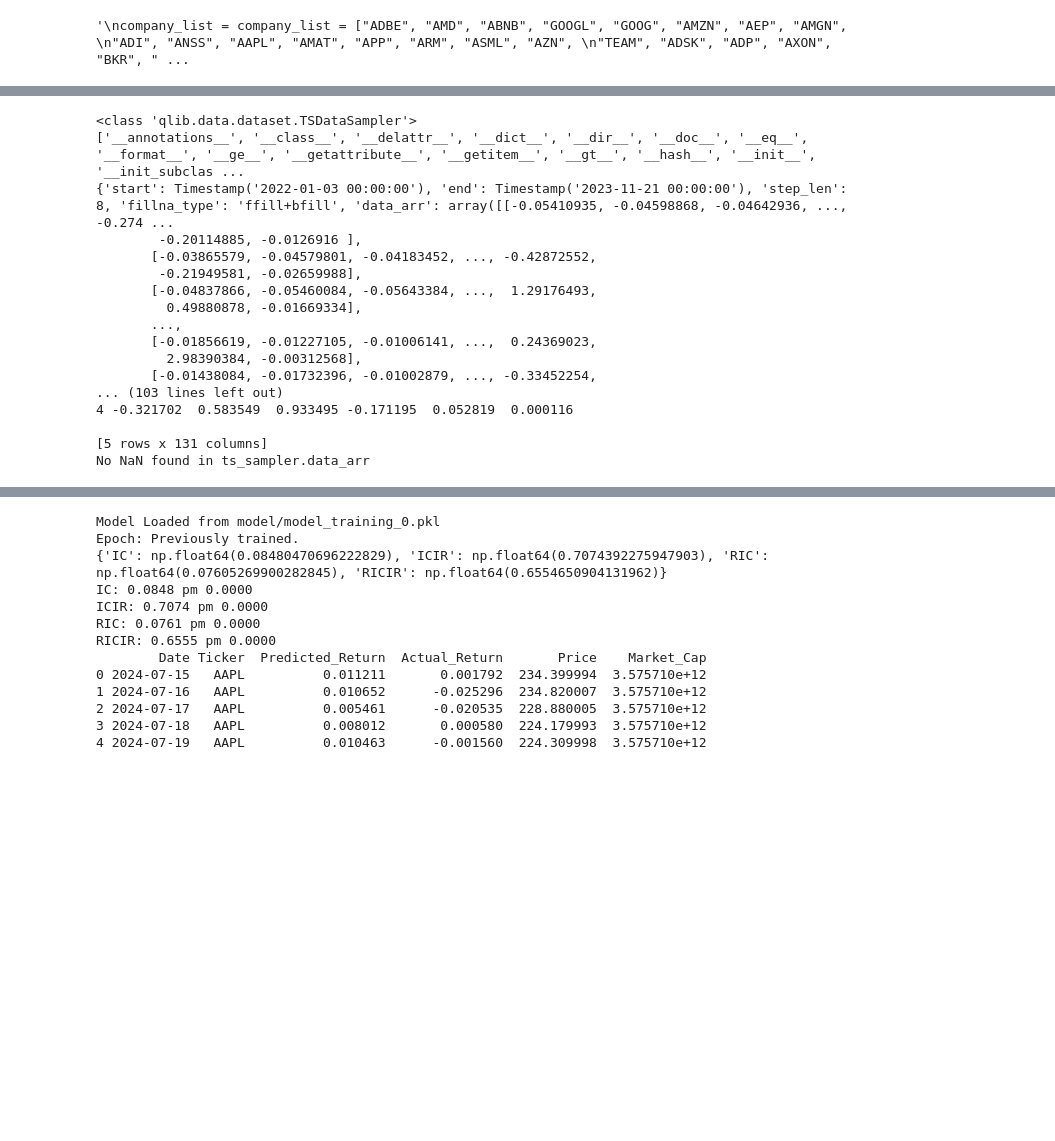
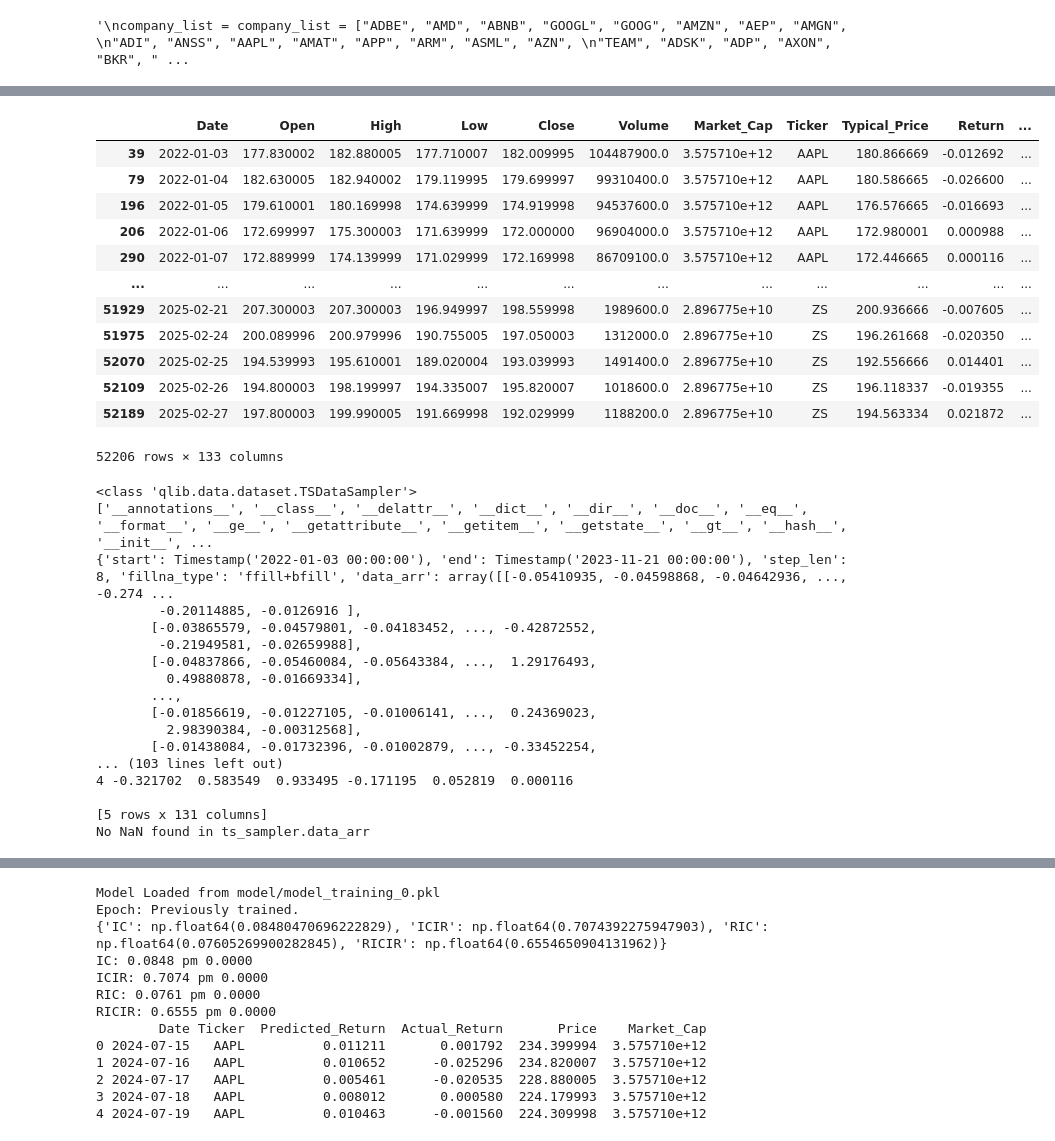
Before and after one commit to GAOCheryl/QF5214_2025_G8, a Jupyter notebook: TeamThree/MASTER-master/model_strategy_testing.ipynb, the cells around one changed output, grey strips where cells are left out. Drawn from its saved outputs; the diff is of its cells as text; code cells hidden in the pictures; blank space fills up the shorter version.

```diff
--- a/TeamThree/MASTER-master/model_strategy_testing.ipynb
+++ b/TeamThree/MASTER-master/model_strategy_testing.ipynb
@@ -121,3 +118,8 @@ company_list = company_list = ["ADBE", "AMD", "ABNB", "GOOGL", "GOOG", "AMZN", "
+# %%
+df_all = pd.read_csv("data/Input/stock.csv")
+final_df_all = pd.read_csv("data/Input/alpha.csv")
+df_index = pd.read_csv("data/Input/index.csv")
+df_sentiment_filled = pd.read_csv("data/Input/sentiment.csv")
 # %%
 # Ensure the Date column is in datetime format.
 df_all['Date'] = pd.to_datetime(df_all['Date'])
@@ -130,7 +132,3 @@ filtered_df_all = df_all[df_all['Date'] <= pd.Timestamp('2025-02-28')]
 filtered_final_df_all = final_df_all[final_df_all['Date'] <= pd.Timestamp('2025-02-28')]
 filtered_df_index = df_index[df_index['Date'] <= pd.Timestamp('2025-02-28')]
 filtered_df_sentiment = df_sentiment_filled[df_sentiment_filled['Date'] <= pd.Timestamp('2025-02-28')]
-# %%
-filtered_df_all = filtered_df_all[filtered_df_all['Ticker'].isin(company_list)]
-filtered_final_df_all = filtered_final_df_all[filtered_final_df_all['Ticker'].isin(company_list)]
-filtered_df_sentiment = filtered_df_sentiment[filtered_df_sentiment['Ticker'].isin(company_list)]
@@ -142,8 +135,3 @@ filtered_df_sentiment.to_csv("filtered_df_sentiment.csv", index=False)
-# %%
-filtered_df_all = pd.read_csv("df_all.csv")
-filtered_final_df_all = pd.read_csv("final_df_all.csv")
-filtered_df_index = pd.read_csv("df_index.csv")
-filtered_df_sentiment = pd.read_csv("filtered_df_sentiment.csv")
 # %%
 # 1) Drop the "IndexTicker" and "Volume" column if it exists
 filtered_df_index = filtered_df_index.drop(columns="IndexTicker", errors="ignore")
@@ -369,6 +325,22 @@ with open(f'testing_input.pkl', 'rb') as f:
+# %%
+df_sorted_shift
+# %% [output]
+|  | Date | Open | High | Low | Close | Volume | Market_Cap | Ticker | Typical_Price | Return | ... |
+| 39 | 2022-01-03 | 177.830002 | 182.880005 | 177.710007 | 182.009995 | 104487900.0 | 3.575710e+12 | AAPL | 180.866669 | -0.012692 | ... |
+| 79 | 2022-01-04 | 182.630005 | 182.940002 | 179.119995 | 179.699997 | 99310400.0 | 3.575710e+12 | AAPL | 180.586665 | -0.026600 | ... |
+| 196 | 2022-01-05 | 179.610001 | 180.169998 | 174.639999 | 174.919998 | 94537600.0 | 3.575710e+12 | AAPL | 176.576665 | -0.016693 | ... |
+| 206 | 2022-01-06 | 172.699997 | 175.300003 | 171.639999 | 172.000000 | 96904000.0 | 3.575710e+12 | AAPL | 172.980001 | 0.000988 | ... |
+| 290 | 2022-01-07 | 172.889999 | 174.139999 | 171.029999 | 172.169998 | 86709100.0 | 3.575710e+12 | AAPL | 172.446665 | 0.000116 | ... |
+| ... | ... | ... | ... | ... | ... | ... | ... | ... | ... | ... | ... |
+| 51929 | 2025-02-21 | 207.300003 | 207.300003 | 196.949997 | 198.559998 | 1989600.0 | 2.896775e+10 | ZS | 200.936666 | -0.007605 | ... |
+| 51975 | 2025-02-24 | 200.089996 | 200.979996 | 190.755005 | 197.050003 | 1312000.0 | 2.896775e+10 | ZS | 196.261668 | -0.020350 | ... |
+| 52070 | 2025-02-25 | 194.539993 | 195.610001 | 189.020004 | 193.039993 | 1491400.0 | 2.896775e+10 | ZS | 192.556666 | 0.014401 | ... |
+| 52109 | 2025-02-26 | 194.800003 | 198.199997 | 194.335007 | 195.820007 | 1018600.0 | 2.896775e+10 | ZS | 196.118337 | -0.019355 | ... |
+| 52189 | 2025-02-27 | 197.800003 | 199.990005 | 191.669998 | 192.029999 | 1188200.0 | 2.896775e+10 | ZS | 194.563334 | 0.021872 | ... |
+52206 rows × 133 columns
 # %%
 # After loading:
-with open('training_input.pkl', 'rb') as f:
+with open('data/Input/training_sentiment_input.pkl', 'rb') as f:
     ts_sampler = pickle.load(f)
 
 print(type(ts_sampler))
@@ -391,7 +363,7 @@ else:
     print("No NaN found in ts_sampler.data_arr")
 # %% [output]
 <class 'qlib.data.dataset.TSDataSampler'>
-['__annotations__', '__class__', '__delattr__', '__dict__', '__dir__', '__doc__', '__eq__', '__format__', '__ge__', '__getattribute__', '__getitem__', '__gt__', '__hash__', '__init__', '__init_subclas ...
+['__annotations__', '__class__', '__delattr__', '__dict__', '__dir__', '__doc__', '__eq__', '__format__', '__ge__', '__getattribute__', '__getitem__', '__getstate__', '__gt__', '__hash__', '__init__', ...
 {'start': Timestamp('2022-01-03 00:00:00'), 'end': Timestamp('2023-11-21 00:00:00'), 'step_len': 8, 'fillna_type': 'ffill+bfill', 'data_arr': array([[-0.05410935, -0.04598868, -0.04642936, ..., -0.274 ...
         -0.20114885, -0.0126916 ],
        [-0.03865579, -0.04579801, -0.04183452, ..., -0.42872552,
```
Also changed, not shown: parts of 27 cells of this notebook.
